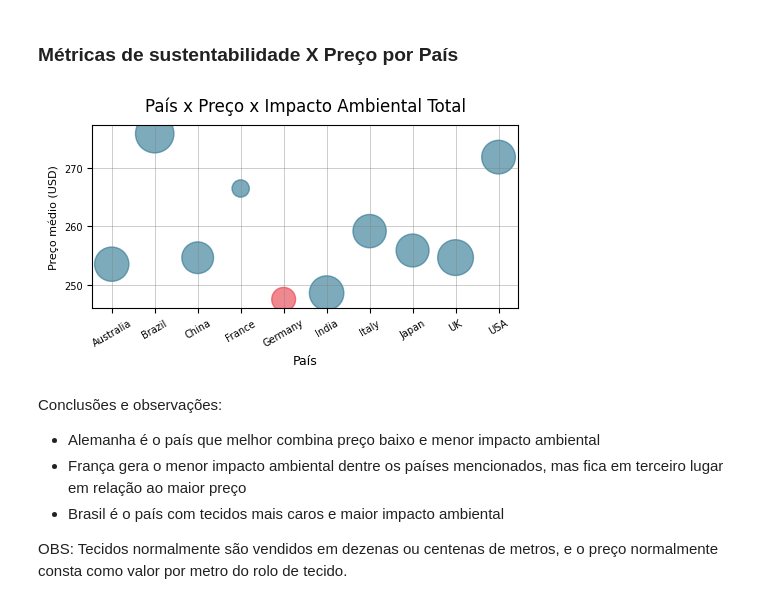
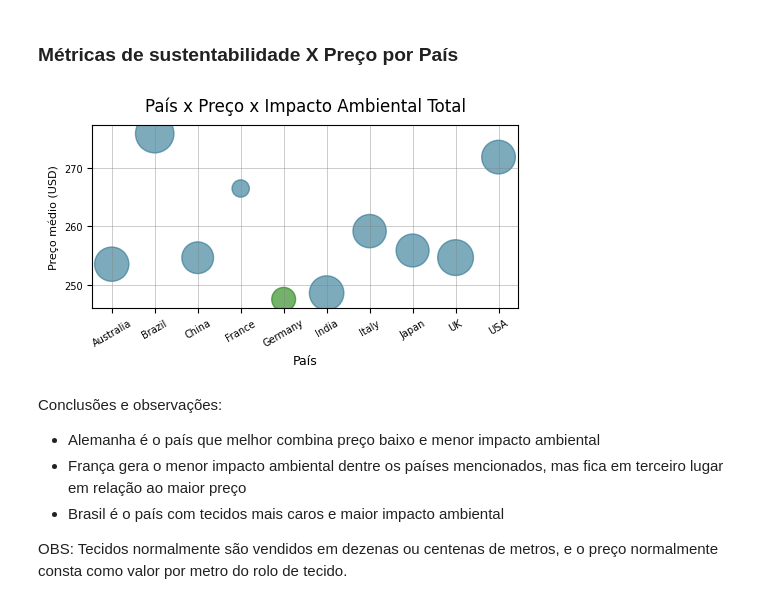
Before and after one commit to rebecapaes/MVP-posgrad-analise-dados, a Jupyter notebook: MVP_AnáliseDeDados_RebecaPaes.ipynb, the cells around one changed output. Cells and saved outputs as stored; diff of their text form; code cells hidden in the pictures.

```diff
--- a/MVP_AnáliseDeDados_RebecaPaes.ipynb
+++ b/MVP_AnáliseDeDados_RebecaPaes.ipynb
@@ -692,35 +692,35 @@ for metrica in metricas:
 media_pais['soma_norm'] = media_pais[['Carbon_Footprint_MT_norm', 'Water_Usage_Liters_norm', 'Waste_Production_KG_norm']].sum(axis=1)
 
 # determina o tamanho total da imagem (5x3)
 plt.figure(figsize=(5, 3))
 
 # cria lista de cores: destaque para Alemanha, padrão para os demais
-cores = ['#e63946' if pais == 'Germany' else '#28738f' for pais in media_pais['Country']]
+cores = ['#178009' if pais == 'Germany' else '#28738f' for pais in media_pais['Country']]
 
 # gera gráfico scatterplot
 plt.scatter(
     media_pais['Country'],
     media_pais['Average_Price_USD'],
     s=media_pais['soma_norm'] * 300,
     alpha=0.6,
     color=cores)
 
 # exibição da imagem como um todo
 plt.grid( # gera linhas guia
     True,
     linestyle='-',
     linewidth=0.4,
     alpha=0.7,
     color='grey')
 plt.title('País x Preço x Impacto Ambiental Total', fontsize=12, pad=10)
 plt.xlabel('País', fontsize=9)
 plt.ylabel('Preço médio (USD)', fontsize=8)
 plt.xticks(fontsize=7, rotation=30)
 plt.yticks(fontsize=7)
 plt.tight_layout()
 plt.show()
 # %% [output]
-[figure, old version]
+[figure, new version]
 # %% [markdown]
 Conclusões e observações:
 
```
